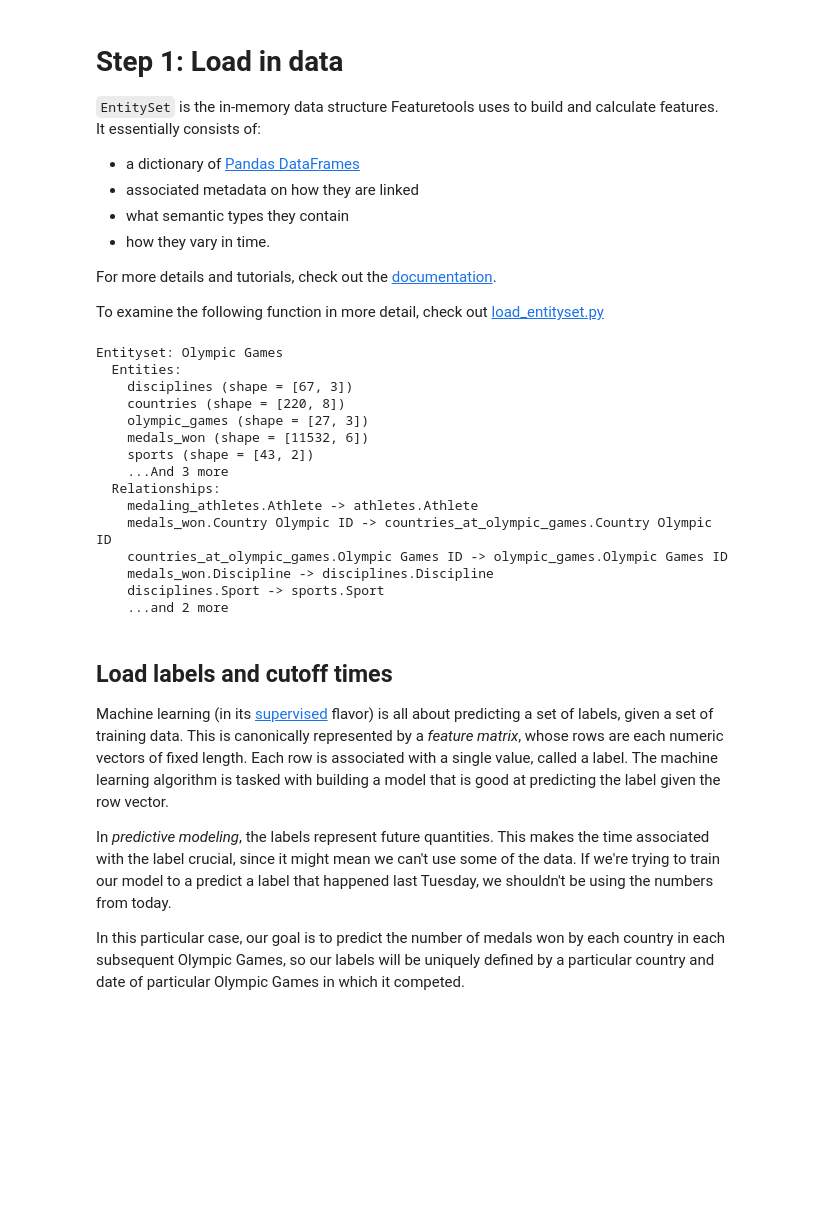
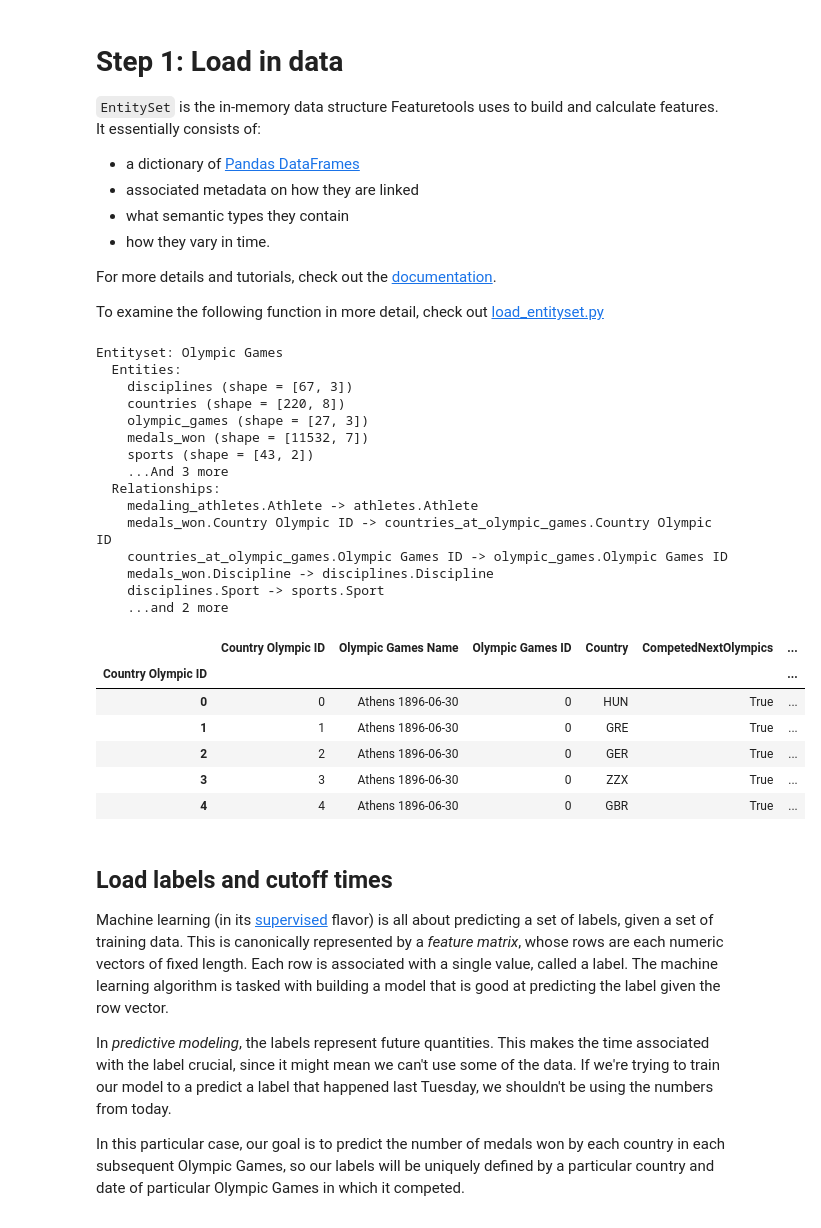
Before and after one commit to alteryx/predict-olympic-medals, a Jupyter notebook: FeaturetoolsPredictiveModelingSimple.ipynb, the cells around one changed output. Drawn from its saved outputs; the diff is of its cells as text; code cells hidden in the pictures; blank space fills up the shorter version.

Commit message:
add in countries next olympics

```diff
--- a/FeaturetoolsPredictiveModelingSimple.ipynb
+++ b/FeaturetoolsPredictiveModelingSimple.ipynb
@@ -63,7 +63,7 @@ For more details and tutorials, check out the [documentation](https://docs.featu
 
 To examine the following function in more detail, check out [load_entityset.py](load_entityset.py)
 # %%
-es = load_entityset()
+es = load_entityset(with_next_competing_info=True)
 es
 # %% [output]
 Entityset: Olympic Games
@@ -71,7 +71,7 @@ Entityset: Olympic Games
     disciplines (shape = [67, 3])
     countries (shape = [220, 8])
     olympic_games (shape = [27, 3])
-    medals_won (shape = [11532, 6])
+    medals_won (shape = [11532, 7])
     sports (shape = [43, 2])
     ...And 3 more
   Relationships:
@@ -81,6 +81,16 @@ Entityset: Olympic Games
     medals_won.Discipline -> disciplines.Discipline
     disciplines.Sport -> sports.Sport
     ...and 2 more
+# %%
+es['countries_at_olympic_games'].df.head()
+# %% [output]
+|  | Country Olympic ID | Olympic Games Name | Olympic Games ID | Country | CompetedNextOlympics | ... |
+| Country Olympic ID |  |  |  |  |  | ... |
+| 0 | 0 | Athens 1896-06-30 | 0 | HUN | True | ... |
+| 1 | 1 | Athens 1896-06-30 | 0 | GRE | True | ... |
+| 2 | 2 | Athens 1896-06-30 | 0 | GER | True | ... |
+| 3 | 3 | Athens 1896-06-30 | 0 | ZZX | True | ... |
+| 4 | 4 | Athens 1896-06-30 | 0 | GBR | True | ... |
 # %% [markdown]
 ## Load labels and cutoff times
 
```
Also changed, not shown: parts of 20 cells of this notebook, 1 other file.
